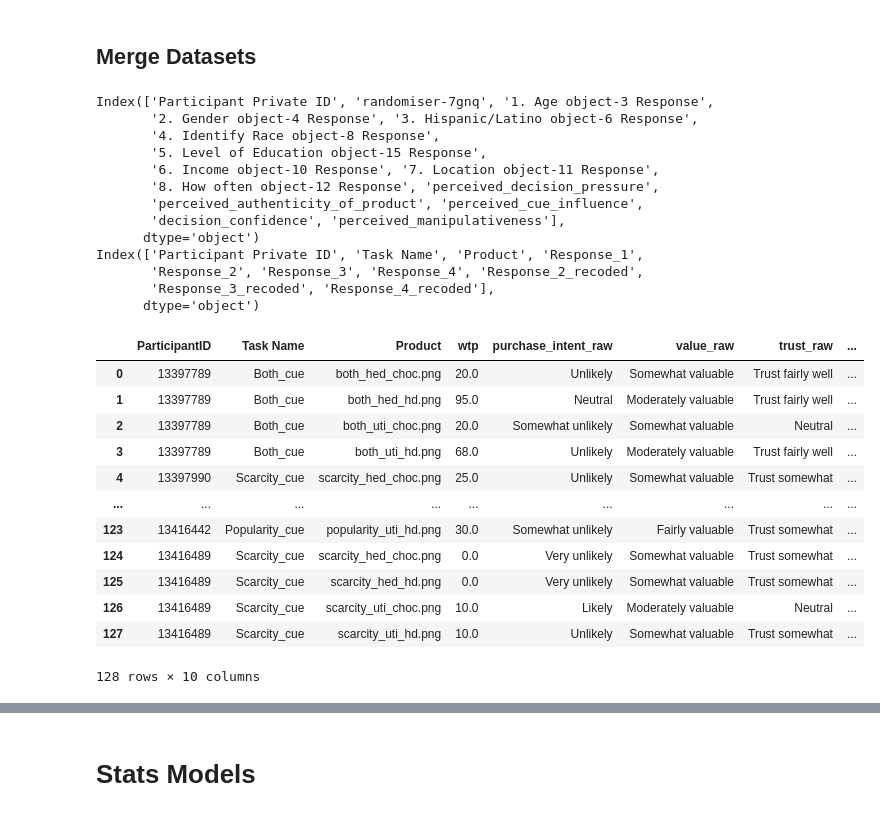
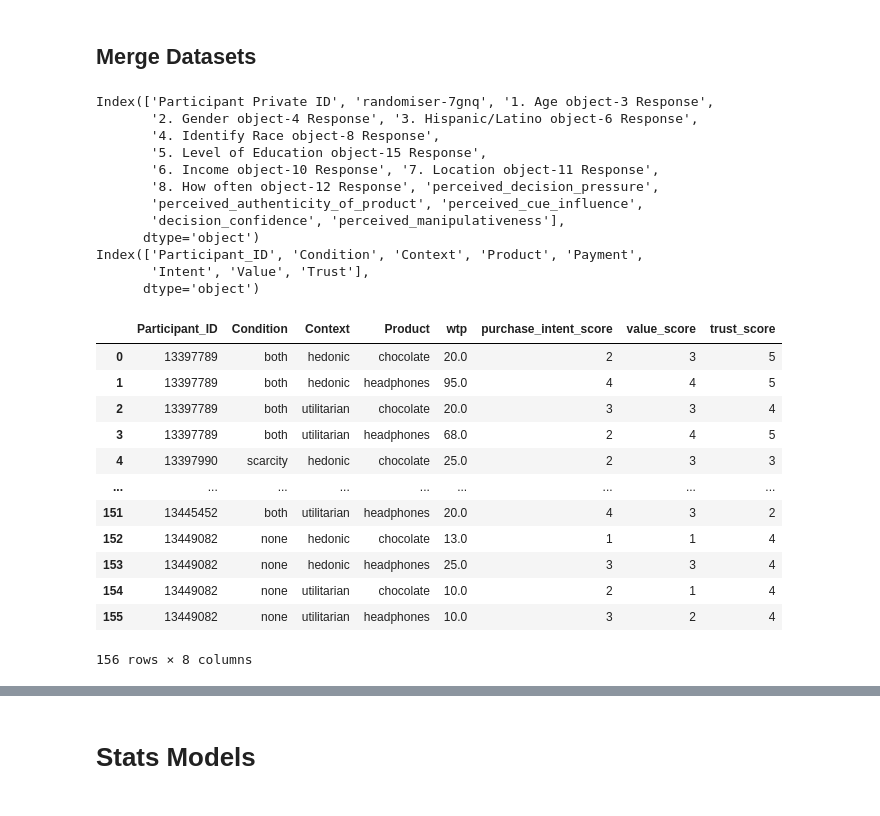
Before and after one commit to VeraMao/scarcity_popularity_gorilla, a Jupyter notebook: Pilot_Analysis.ipynb, the cells around one changed output, grey strips where cells are left out. Saved outputs shown, nothing was run; the diff lists cells and outputs as text; code cells hidden in the pictures.

```diff
--- a/Pilot_Analysis.ipynb
+++ b/Pilot_Analysis.ipynb
@@ -10,8 +10,8 @@ import seaborn as sns
 # %%
 current_dir = os.getcwd()
 
-file_name1 = "Cleaned_Datasets/post-intervention_responses.csv"
-file_name2 = "Cleaned_Datasets/product_responses_recoded.csv"
+file_name1 = "Cleaned_Datasets/post-intervention_response_0518_filled.csv"
+file_name2 = "Cleaned_Datasets/task_cleaned.csv"
 
 file_path1 = os.path.join(current_dir, file_name1)
 file_path2 = os.path.join(current_dir, file_name2)
@@ -31,9 +31,8 @@ Index(['Participant Private ID', 'randomiser-7gnq', '1. Age object-3 Response',
        'perceived_authenticity_of_product', 'perceived_cue_influence',
        'decision_confidence', 'perceived_manipulativeness'],
       dtype='object')
-Index(['Participant Private ID', 'Task Name', 'Product', 'Response_1',
-       'Response_2', 'Response_3', 'Response_4', 'Response_2_recoded',
-       'Response_3_recoded', 'Response_4_recoded'],
+Index(['Participant_ID', 'Condition', 'Context', 'Product', 'Payment',
+       'Intent', 'Value', 'Trust'],
       dtype='object')
 # %%
 column_mapping_post = {
@@ -52,35 +51,31 @@ column_mapping_post = {
 df1.rename(columns=column_mapping_post, inplace=True)
 # %%
 product_response_mapping = {
-    "Response_1": "wtp",  # willingness to pay
-    "Response_2": "purchase_intent_raw",
-    "Response_3": "value_raw",
-    "Response_4": "trust_raw",
-
+    "Payment": "wtp",  # willingness to pay
     # recoded Likert scores
-    "Response_2_recoded": "purchase_intent_score",  # Likert（1–5）
-    "Response_3_recoded": "value_score",            # Likert（1–5）
-    "Response_4_recoded": "trust_score"             # Likert（1–7）
+    "Intent": "purchase_intent_score",  # Likert（1–5）
+    "Value": "value_score",            # Likert（1–5）
+    "Trust": "trust_score"             # Likert（1–7）
 }
 # %%
-df2.rename(columns={"Participant Private ID": "ParticipantID"}, inplace=True)
+df2.rename(columns={"Participant Private ID": "Participant_ID"}, inplace=True)
 
 df2 = df2.rename(columns=product_response_mapping)
 df2
 # %% [output]
-|  | ParticipantID | Task Name | Product | wtp | purchase_intent_raw | value_raw | trust_raw | ... |
-| 0 | 13397789 | Both_cue | both_hed_choc.png | 20.0 | Unlikely | Somewhat valuable | Trust fairly well | ... |
-| 1 | 13397789 | Both_cue | both_hed_hd.png | 95.0 | Neutral | Moderately valuable | Trust fairly well | ... |
-| 2 | 13397789 | Both_cue | both_uti_choc.png | 20.0 | Somewhat unlikely | Somewhat valuable | Neutral | ... |
-| 3 | 13397789 | Both_cue | both_uti_hd.png | 68.0 | Unlikely | Moderately valuable | Trust fairly well | ... |
-| 4 | 13397990 | Scarcity_cue | scarcity_hed_choc.png | 25.0 | Unlikely | Somewhat valuable | Trust somewhat | ... |
+|  | Participant_ID | Condition | Context | Product | wtp | purchase_intent_score | value_score | trust_score |
+| 0 | 13397789 | both | hedonic | chocolate | 20.0 | 2 | 3 | 5 |
+| 1 | 13397789 | both | hedonic | headphones | 95.0 | 4 | 4 | 5 |
+| 2 | 13397789 | both | utilitarian | chocolate | 20.0 | 3 | 3 | 4 |
+| 3 | 13397789 | both | utilitarian | headphones | 68.0 | 2 | 4 | 5 |
+| 4 | 13397990 | scarcity | hedonic | chocolate | 25.0 | 2 | 3 | 3 |
 | ... | ... | ... | ... | ... | ... | ... | ... | ... |
-| 123 | 13416442 | Popularity_cue | popularity_uti_hd.png | 30.0 | Somewhat unlikely | Fairly valuable | Trust somewhat | ... |
-| 124 | 13416489 | Scarcity_cue | scarcity_hed_choc.png | 0.0 | Very unlikely | Somewhat valuable | Trust somewhat | ... |
-| 125 | 13416489 | Scarcity_cue | scarcity_hed_hd.png | 0.0 | Very unlikely | Somewhat valuable | Trust somewhat | ... |
-| 126 | 13416489 | Scarcity_cue | scarcity_uti_choc.png | 10.0 | Likely | Moderately valuable | Neutral | ... |
-| 127 | 13416489 | Scarcity_cue | scarcity_uti_hd.png | 10.0 | Unlikely | Somewhat valuable | Trust somewhat | ... |
+| 151 | 13445452 | both | utilitarian | headphones | 20.0 | 4 | 3 | 2 |
+| 152 | 13449082 | none | hedonic | chocolate | 13.0 | 1 | 1 | 4 |
+| 153 | 13449082 | none | hedonic | headphones | 25.0 | 3 | 3 | 4 |
+| 154 | 13449082 | none | utilitarian | chocolate | 10.0 | 2 | 1 | 4 |
+| 155 | 13449082 | none | utilitarian | headphones | 10.0 | 3 | 2 | 4 |
-128 rows × 10 columns
+156 rows × 8 columns
 # %%
 conn = sqlite3.connect("experiment.db")
 
```
Also changed, not shown: parts of 14 cells of this notebook, 5 other files.
